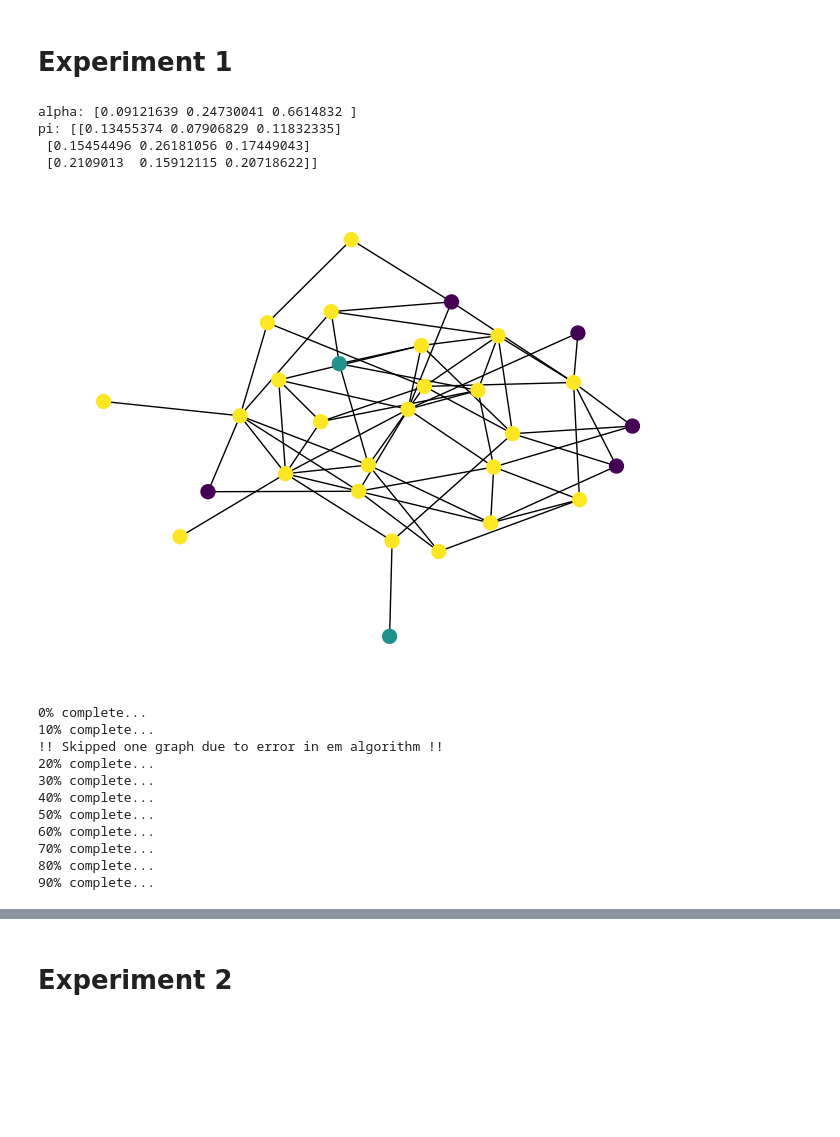
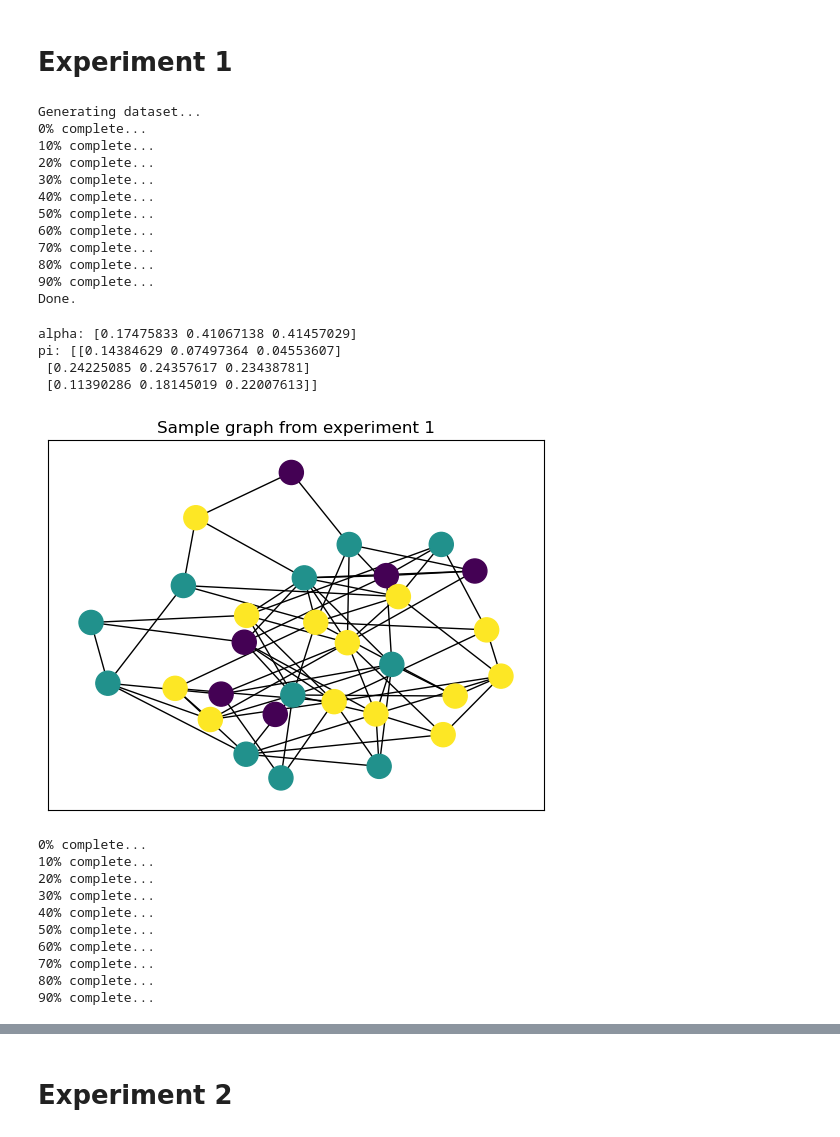
Before and after one commit to bastienlc/SBM-EM, a Jupyter notebook: experiments_SBM.ipynb, the cells around one changed output, grey strips where cells are left out. Saved outputs shown, nothing was run; the diff lists cells and outputs as text; code cells hidden in the pictures; blank space fills up the shorter version.

Commit message:
Clean experiments_SBM Notebook

```diff
--- a/experiments_SBM.ipynb
+++ b/experiments_SBM.ipynb
@@ -13,24 +13,36 @@ NUMBER_GRAPHS = 20
 # %%
 experiment = 1
 # %%
-# generate_SBM_dataset(experiment, n_graphs=NUMBER_GRAPHS)
+generate_SBM_dataset(experiment, n_graphs=NUMBER_GRAPHS)
+# %% [output]
+Generating dataset...
+0% complete...
+10% complete...
+20% complete...
+30% complete...
+40% complete...
+50% complete...
+60% complete...
+70% complete...
+80% complete...
+90% complete...
+Done.
 # %%
-X, Z, alpha, pi = graph_and_params_from_archive(f"SBM/experiment_{experiment}/graph_10.npz")
+X, Z, alpha, pi = graph_and_params_from_archive(f"SBM/experiment_{experiment}/graph_2.npz")
 print("alpha:", alpha)
 print("pi:", pi)
-draw_graph(X, Z, tight=True)
+draw_graph(X, Z, title=f"Sample graph from experiment {experiment}")
 # %% [output]
-alpha: [0.09121639 0.24730041 0.6614832 ]
-pi: [[0.13455374 0.07906829 0.11832335]
- [0.15454496 0.26181056 0.17449043]
- [0.2109013  0.15912115 0.20718622]]
+alpha: [0.17475833 0.41067138 0.41457029]
+pi: [[0.14384629 0.07497364 0.04553607]
+ [0.24225085 0.24357617 0.23438781]
+ [0.11390286 0.18145019 0.22007613]]
-[figure, old version]
+[figure, new version]
 # %%
-launch_experiment(experiment, n_init=5, n_iter=100)
+launch_experiment(experiment, n_init=5, n_iter=100, implementation='numpy')
 # %% [output]
 0% complete...
 10% complete...
-!! Skipped one graph due to error in em algorithm !!
 20% complete...
 30% complete...
 40% complete...
```
Also changed, not shown: parts of 17 cells of this notebook, 4 other files.
